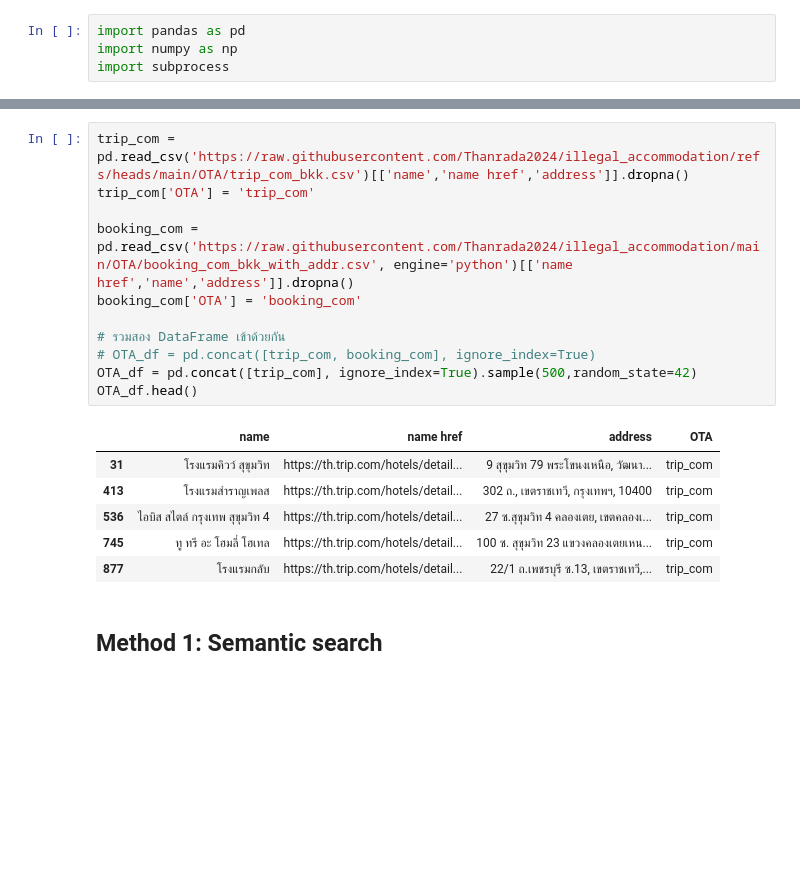
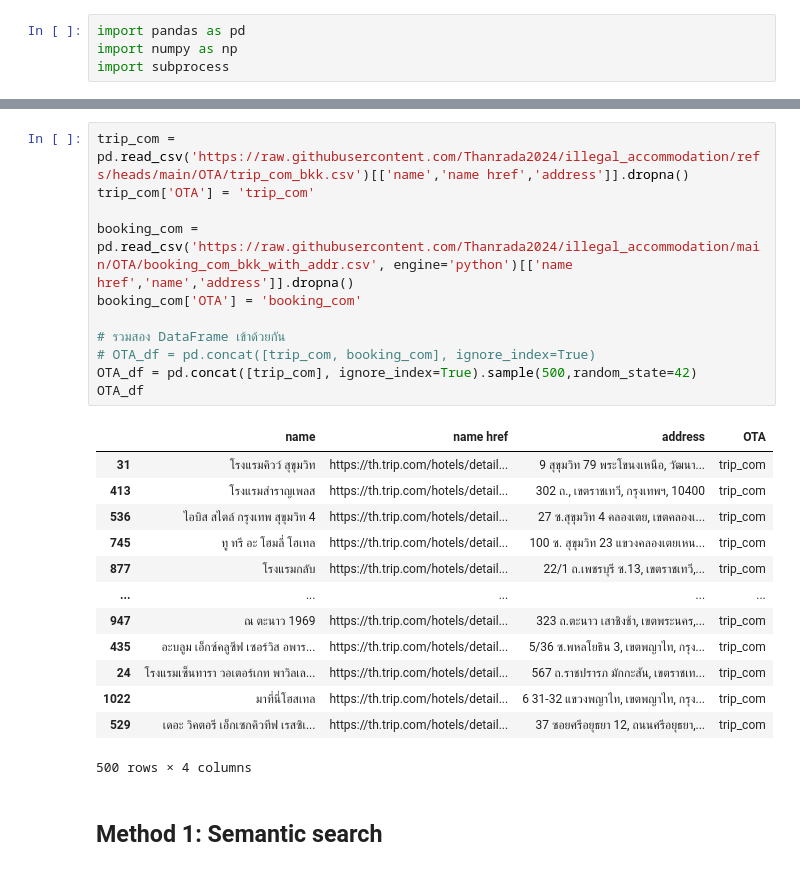
Before and after one commit to Thanrada2024/illegal_accommodation, a Jupyter notebook: DS_task.ipynb, the cells around one changed output, grey strips where cells are left out. Cells and saved outputs as stored; diff of their text form; blank space fills up the shorter version.

```diff
--- a/DS_task.ipynb
+++ b/DS_task.ipynb
@@ -21,21 +28,28 @@ hotel.head()
 # %%
 trip_com = pd.read_csv('https://raw.githubusercontent.com/Thanrada2024/illegal_accommodation/refs/heads/main/OTA/trip_com_bkk.csv')[['name','name href','address']].dropna()
 trip_com['OTA'] = 'trip_com'
 
 booking_com = pd.read_csv('https://raw.githubusercontent.com/Thanrada2024/illegal_accommodation/main/OTA/booking_com_bkk_with_addr.csv', engine='python')[['name href','name','address']].dropna()
 booking_com['OTA'] = 'booking_com'
 
 # รวมสอง DataFrame เข้าด้วยกัน
 # OTA_df = pd.concat([trip_com, booking_com], ignore_index=True)
 OTA_df = pd.concat([trip_com], ignore_index=True).sample(500,random_state=42)
-OTA_df.head()
+OTA_df
 # %% [output]
 |  | name | name href | address | OTA |
 | 31 | โรงแรมคิวว์ สุขุมวิท | https://th.trip.com/hotels/detail... | 9 สุขุมวิท 79 พระโขนงเหนือ, วัฒนา... | trip_com |
 | 413 | โรงแรมสำราญเพลส | https://th.trip.com/hotels/detail... | 302 ถ., เขตราชเทวี, กรุงเทพฯ, 10400 | trip_com |
 | 536 | ไอบิส สไตล์ กรุงเทพ สุขุมวิท 4 | https://th.trip.com/hotels/detail... | 27 ซ.สุขุมวิท 4 คลองเตย, เขตคลองเ... | trip_com |
 | 745 | ทู ทรี อะ โฮมลี่ โฮเทล | https://th.trip.com/hotels/detail... | 100 ซ. สุขุมวิท 23 แขวงคลองเตยเหน... | trip_com |
 | 877 | โรงแรมกลับ | https://th.trip.com/hotels/detail... | 22/1 ถ.เพชรบุรี ซ.13, เขตราชเทวี,... | trip_com |
+| ... | ... | ... | ... | ... |
+| 947 | ณ ตะนาว 1969 | https://th.trip.com/hotels/detail... | 323 ถ.ตะนาว เสาชิงช้า, เขตพระนคร,... | trip_com |
+| 435 | อะบลูม เอ็กซ์คลูซีฟ เซอร์วิส อพาร... | https://th.trip.com/hotels/detail... | 5/36 ซ.พหลโยธิน 3, เขตพญาไท, กรุง... | trip_com |
+| 24 | โรงแรมเซ็นทารา วอเตอร์เกท พาวิลเล... | https://th.trip.com/hotels/detail... | 567 ถ.ราชปรารภ มักกะสัน, เขตราชเท... | trip_com |
+| 1022 | มาที่นี่โฮสเทล | https://th.trip.com/hotels/detail... | 6 31-32 แขวงพญาไท, เขตพญาไท, กรุง... | trip_com |
+| 529 | เดอะ วิคตอรี เอ็กเซกคิวทีฟ เรสซิเ... | https://th.trip.com/hotels/detail... | 37 ซอยศรีอยุธยา 12, ถนนศรีอยุธยา,... | trip_com |
+500 rows × 4 columns
 # %% [markdown]
 ## Method 1: Semantic search
 # %% [markdown]
```
Also changed, not shown: parts of 10 cells of this notebook.
